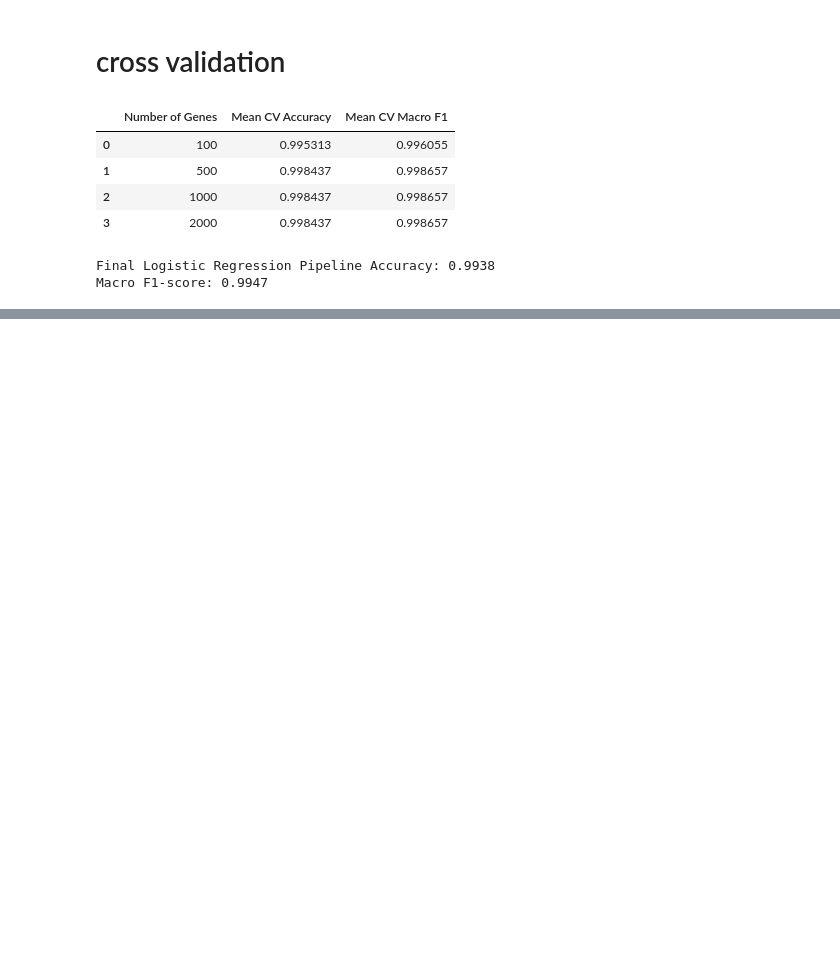
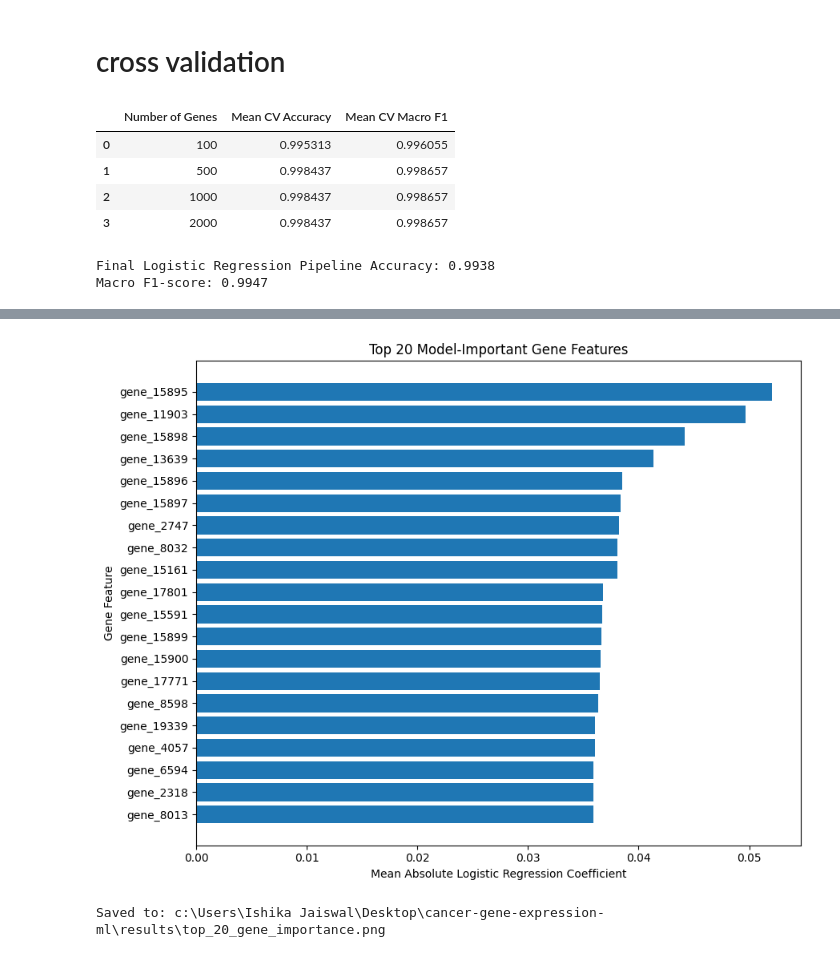
Before and after one commit to Ishika0310/cancer-gene-expression-ml, a Jupyter notebook: notebooks/01_data_exploration.ipynb, the cells around one changed output, grey strips where cells are left out. Cells and saved outputs as stored; diff of their text form; code cells hidden in the pictures; blank space fills up the shorter version.

```diff
--- a/notebooks/01_data_exploration.ipynb
+++ b/notebooks/01_data_exploration.ipynb
@@ -816,0 +927,30 @@ Macro F1-score: 0.9947
+# %%
+# Save the top 20 gene-importance plot
+
+results_dir = PROJECT_DIR / "results"
+results_dir.mkdir(exist_ok=True)
+
+plt.figure(figsize=(9, 7))
+
+top_genes = gene_importance.head(20).sort_values(by="importance")
+
+plt.barh(
+    top_genes["gene"],
+    top_genes["importance"]
+)
+
+plt.xlabel("Mean Absolute Logistic Regression Coefficient")
+plt.ylabel("Gene Feature")
+plt.title("Top 20 Model-Important Gene Features")
+
+plt.tight_layout()
+
+gene_plot_path = results_dir / "top_20_gene_importance.png"
+plt.savefig(gene_plot_path, dpi=300, bbox_inches="tight")
+
+plt.show()
+
+print("Saved to:", gene_plot_path)
+# %% [output]
+[figure, added]
+Saved to: c:\Users\Ishika Jaiswal\Desktop\cancer-gene-expression-ml\results\top_20_gene_importance.png
```
Also changed, not shown: parts of 7 cells of this notebook, 2 other files.
